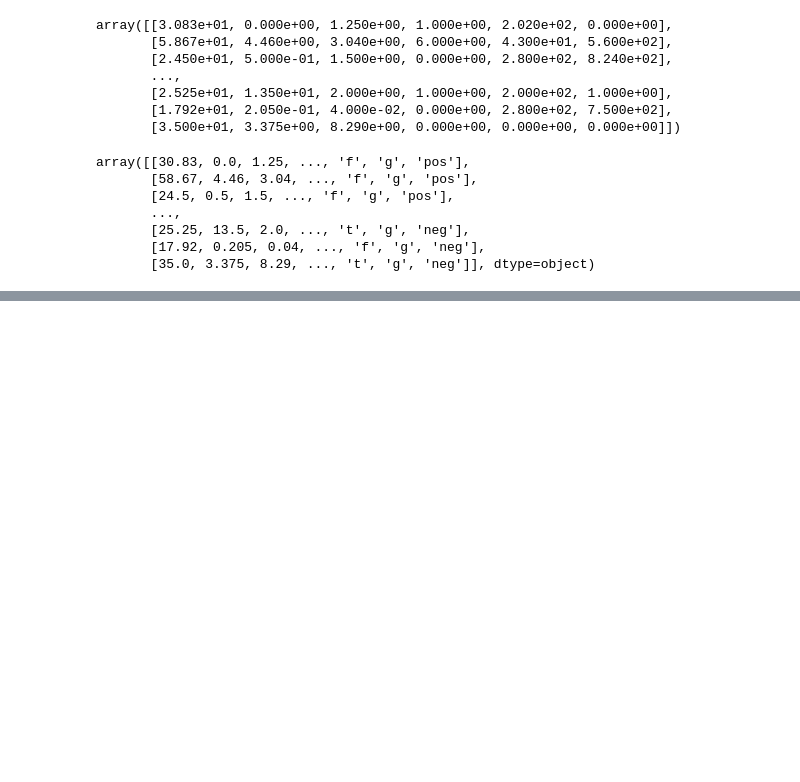
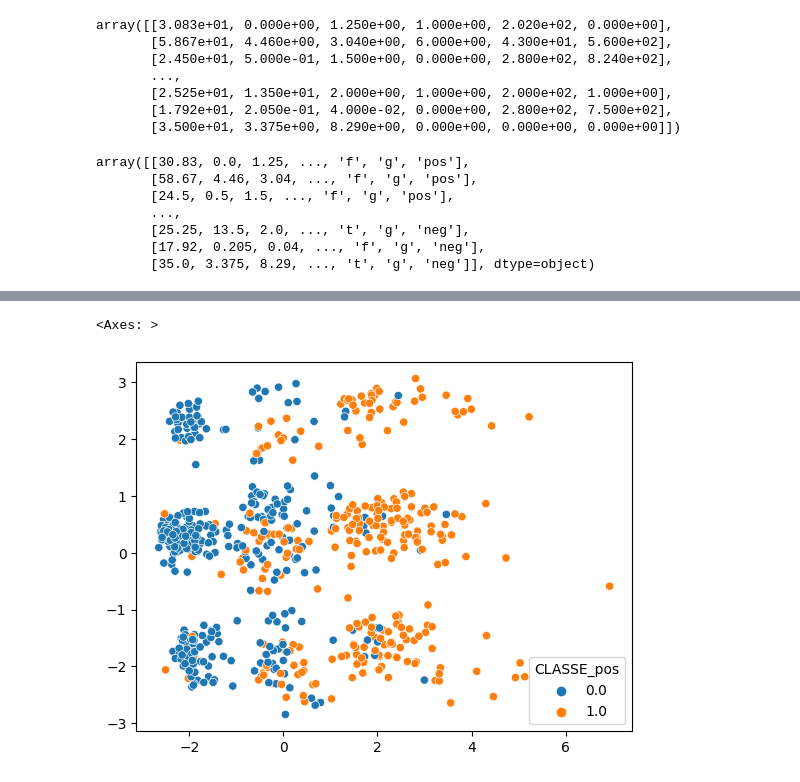
Before and after one commit to GabrielPereira146/Machine-LearningPython, a Jupyter notebook: DataExploration.ipynb, the cells around one changed output, grey strips where cells are left out. Saved outputs shown, nothing was run; the diff lists cells and outputs as text; code cells hidden in the pictures; blank space fills up the shorter version.

```diff
--- a/DataExploration.ipynb
+++ b/DataExploration.ipynb
@@ -332,0 +430,4 @@ sns.boxplot(x='Sintoma', y='Peso', data=data, showmeans=True)
+# %%
+df = data_final.drop(columns="CLASSE_neg")
+df = df.drop(columns="CLASSE_pos")
+df
@@ -332,0 +451,19 @@ sns.boxplot(x='Sintoma', y='Peso', data=data, showmeans=True)
+# %%
+scaler = StandardScaler()
+df_padronizado = scaler.fit_transform(df)
+# %%
+pca = PCA(n_components=0.3)
+projected = pca.fit_transform(df_padronizado)
+
+print("Componentes Principais")
+print(pca.components_)
+
+print("\n")
+print("Variâncias")
+print(pca.explained_variance_ratio_)
+
+component_names = ['component {}'.format(i) for i in range(len(pca.components_))]
+
+print("\n")
+components_df = pd.DataFrame(data=pca.components_,index=component_names,columns=df.columns)
+components_df.head()
@@ -332,0 +499,6 @@ sns.boxplot(x='Sintoma', y='Peso', data=data, showmeans=True)
+# %%
+instancias_classes = data_final["CLASSE_pos"]
+sns.scatterplot(x=projected[:, 0], y=projected[:, 1], hue=instancias_classes)#dim1-pca, dim2-pca, classes
+# %% [output]
+<Axes: >
+[figure, added]
```
Also changed, not shown: parts of 39 cells of this notebook, 1 other file.
